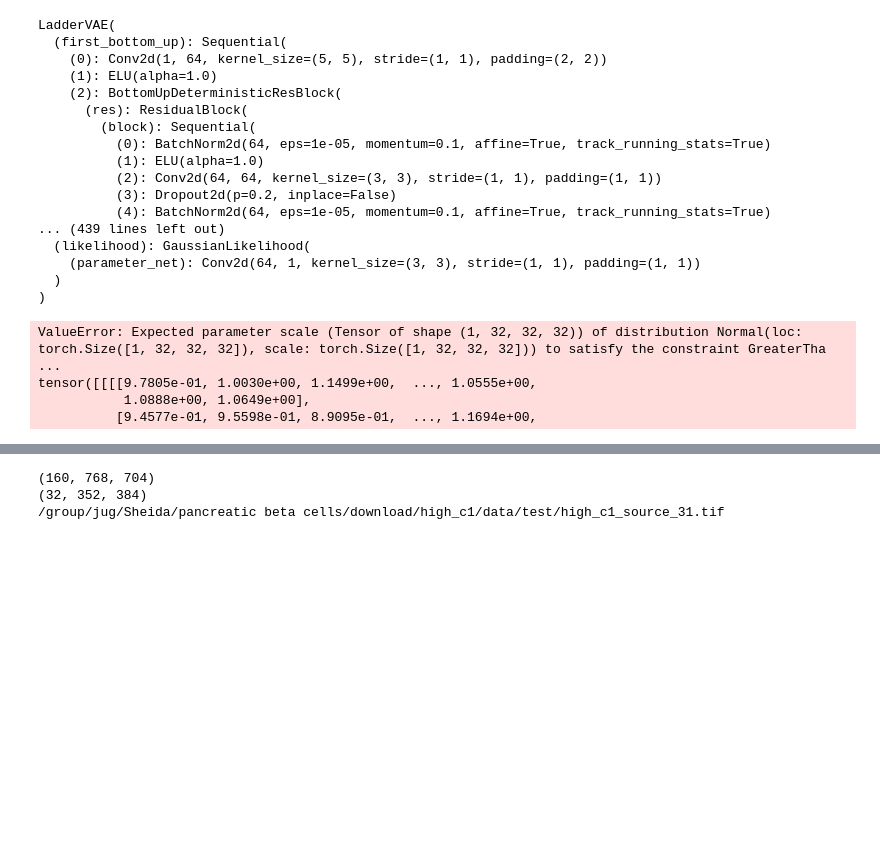
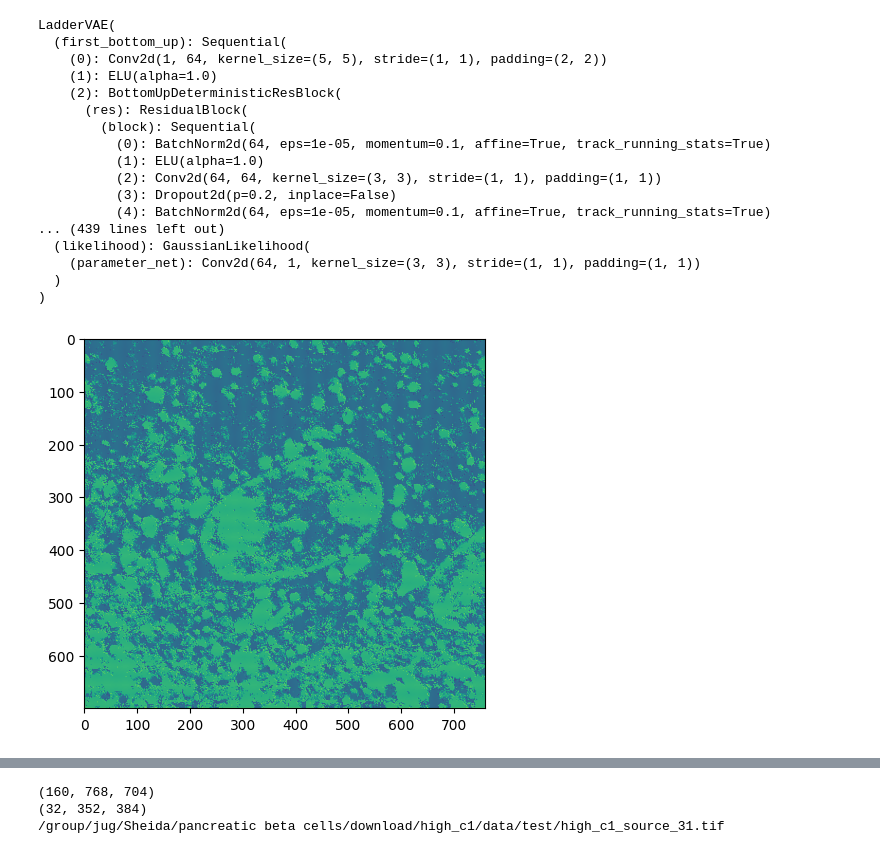
Before and after one commit to shei-dark/HDN, a Jupyter notebook: examples/Pixel_Noise/Convallaria/3-Evaluation.ipynb, the cells around one changed output, grey strips where cells are left out. Saved outputs shown, nothing was run; the diff lists cells and outputs as text; code cells hidden in the pictures; blank space fills up the shorter version.

```diff
--- a/examples/Pixel_Noise/Convallaria/3-Evaluation.ipynb
+++ b/examples/Pixel_Noise/Convallaria/3-Evaluation.ipynb
@@ -40,7 +40,7 @@ LadderVAE(
 def clustering(mu):
     slice_features_mu = mu.astype(float)
     feature_flatten_mu = slice_features_mu.reshape(160, -1).T
-    K_CENTRE = 20
+    K_CENTRE = 8
     kmeans_mu = KMeans(
         n_clusters=K_CENTRE, init='k-means++', n_init=10,
         max_iter=1000, random_state=777
@@ -80,12 +95,16 @@ def make_tiled(img):
 # %%
-img = imread(path+"data/test/high_c1_source_31.tif")
+img = imread(path+"data/test/high_c1_source_661.tif")
 tiled = make_tiled(img)
 img_height,img_width = 700,760
 img = get_normalized_tensor(tiled,model,device)
 output = np.zeros((160, 700, 760))
 for i in tqdm(range(0, img_height, 4)):
     for j in range(0, img_width, 4):
+# for i in tqdm(range(0, img_height, 2)):
+#     for j in range(0, img_width, 2):
         img_t = img[i:i+64,j:j+64]
+        # if img_t.shape != (64,64):
+        #     print(img_t.shape)
         image_sample = img_t.view(1,1,64,64)
         image_sample = image_sample.to(device=device, dtype=torch.float)
         with torch.no_grad():
@@ -96,8 +115,8 @@ for i in tqdm(range(0, img_height, 4)):
             output[64:96,i:i+4,j:j+4] = sample['mu'][2][0].cpu().numpy()[:,2:6,2:6]
             output[96:128,i:i+4,j:j+4] = sample['mu'][3][0].cpu().numpy()
             output[128:160,i:i+4,j:j+4] = sample['mu'][4][0].cpu().numpy().repeat(2,axis=1).repeat(2,axis=2)
+            # output[:32,i:i+2,j:j+2] = sample['mu'][0][0].cpu().numpy()[:,15:17,15:17]
+            # output[32:64,i:i+2,j:j+2] = sample['mu'][1][0].cpu().numpy()[:,7:9,7:9]
+            # output[64:96,i:i+2,j:j+2] = sample['mu'][2][0].cpu().numpy()[:,3:5,3:5]
+            # output[96:128,i:i+2,j:j+2] = sample['mu'][3][0].cpu().numpy()[:,1:3,1:3]
+            # output[128:160,i:i+2,j:j+2] = sample['mu'][4][0].cpu().numpy()
-# %% [output]
-ValueError: Expected parameter scale (Tensor of shape (1, 32, 32, 32)) of distribution Normal(loc: torch.Size([1, 32, 32, 32]), scale: torch.Size([1, 32, 32, 32])) to satisfy the constraint GreaterTha ...
-tensor([[[[9.7805e-01, 1.0030e+00, 1.1499e+00,  ..., 1.0555e+00,
-           1.0888e+00, 1.0649e+00],
-          [9.4577e-01, 9.5598e-01, 8.9095e-01,  ..., 1.1694e+00,
@@ -104,4 +125,8 @@ tensor([[[[9.7805e-01, 1.0030e+00, 1.1499e+00,  ..., 1.0555e+00,
 # %%
 clusters = clustering(output)
 # %%
-imwrite(path+"kl_as_cl_661_20cluster.tif", clusters.reshape(700, 760))
+imwrite(path+"kl_as_cl_661_8cluster_better_cl.tif", clusters.reshape(700, 760))
+plt.imshow(clusters.reshape(700, 760))
+plt.show()
+# %% [output]
+[figure, added]
```
Also changed, not shown: parts of 4 cells of this notebook, 7 other files.
